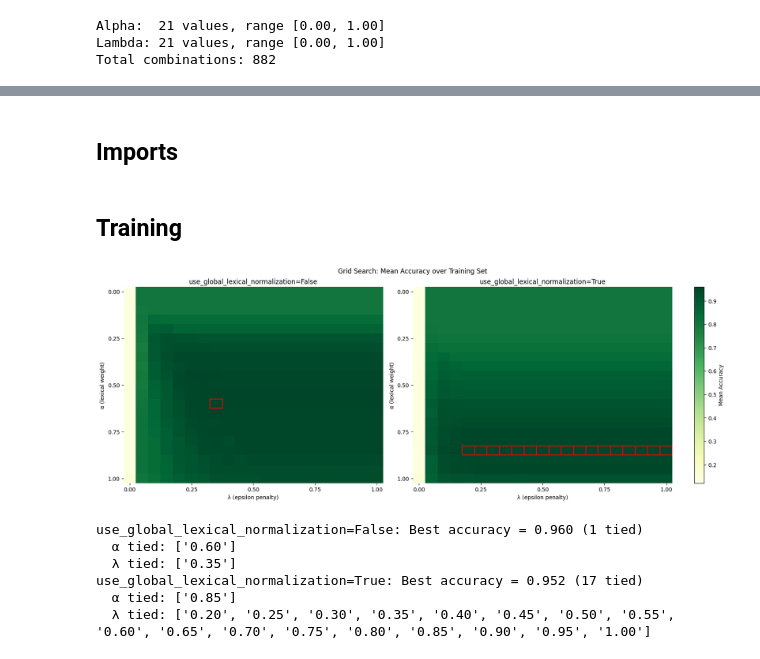
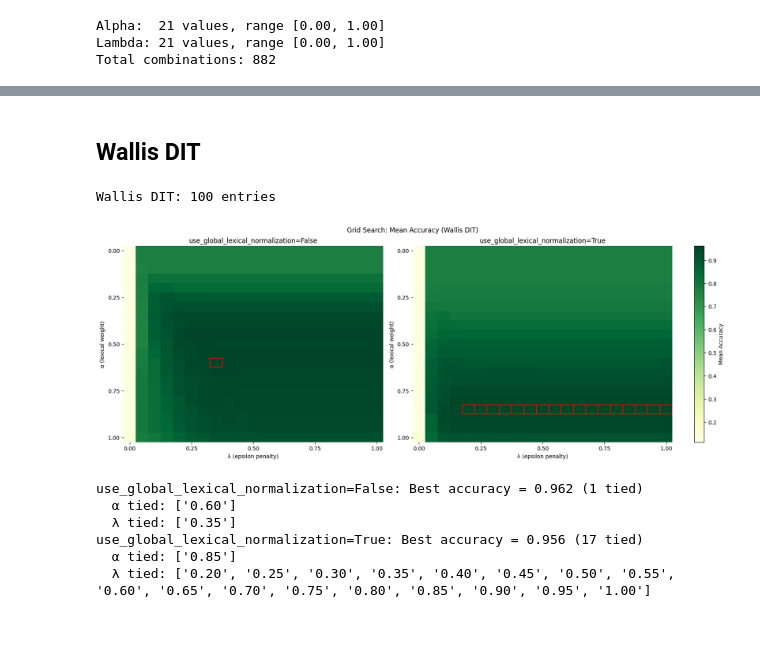
Before and after one commit to michamettler/BA-FS26_ciel_Mettler_Dialektanalyse, a Jupyter notebook: scripts/grid-search-bipartite-hyperparams.ipynb, the cells around one changed output, grey strips where cells are left out. Saved outputs shown, nothing was run; the diff lists cells and outputs as text; code cells hidden in the pictures; blank space fills up the shorter version.

Commit message:
executed grid search on new ground truths

```diff
--- a/scripts/grid-search-bipartite-hyperparams.ipynb
+++ b/scripts/grid-search-bipartite-hyperparams.ipynb
@@ -54,2 +24,0 @@ Valid: 20 pairs
-# %% [markdown]
-## Imports
@@ -62,24 +25,46 @@ from plot_helpers import plot_grid_search_heatmaps
-# %% [markdown]
-## Training
 # %%
-df_train = grid_search(train_entries, alphas, lambdas, lexical_normalization_modes)
-train_accuracy_grids = pivot_accuracy_grids(df_train)
+from grid_search_bipartite_hyperparameters import (
+    grid_search, pivot_accuracy_grids, print_best_accuracy_summary,
+)
+from plot_helpers import plot_grid_search_heatmaps
 
-plot_grid_search_heatmaps(
-    panels=[(train_accuracy_grids[mode], f"use_global_lexical_normalization={mode}") for mode in lexical_normalization_modes],
-    alphas=alphas,
-    lambdas=lambdas,
-    subtitle="Grid Search: Mean Accuracy over Training Set",
-)
+GT_DIR = "../experiments/hyperparameter_tuning"
 
-for mode in lexical_normalization_modes:
-    subset = df_train[df_train["use_global_lexical_normalization"] == mode]
-    print_best_accuracy_summary(subset, f"use_global_lexical_normalization={mode}: ")
+
+def load_ground_truth(path):
+    with open(path, encoding="utf-8-sig") as f:
+        entries = json.load(f)
+    for entry in entries:
+        entry["alignment"] = {int(k): v for k, v in entry["alignment"].items()}
+    return entries
+
+
+def run_grid_search(gt_filename, label):
+    entries = load_ground_truth(f"{GT_DIR}/{gt_filename}")
+    print(f"{label}: {len(entries)} entries")
+    df = grid_search(entries, alphas, lambdas, lexical_normalization_modes)
+    accuracy_grids = pivot_accuracy_grids(df)
+
+    plot_grid_search_heatmaps(
+        panels=[(accuracy_grids[mode], f"use_global_lexical_normalization={mode}") for mode in lexical_normalization_modes],
+        alphas=alphas,
+        lambdas=lambdas,
+        subtitle=f"Grid Search: Mean Accuracy ({label})",
+    )
+    for mode in lexical_normalization_modes:
+        subset = df[df["use_global_lexical_normalization"] == mode]
+        print_best_accuracy_summary(subset, f"use_global_lexical_normalization={mode}: ")
+    return df
-# %% [output]
-[figure, removed]
-use_global_lexical_normalization=False: Best accuracy = 0.960 (1 tied)
-  α tied: ['0.60']
-  λ tied: ['0.35']
-use_global_lexical_normalization=True: Best accuracy = 0.952 (17 tied)
-  α tied: ['0.85']
-  λ tied: ['0.20', '0.25', '0.30', '0.35', '0.40', '0.45', '0.50', '0.55', '0.60', '0.65', '0.70', '0.75', '0.80', '0.85', '0.90', '0.95', '1.00']
+# %% [markdown]
+## Wallis DIT
+# %%
+df_wallis_dit = run_grid_search("samples_ground_truth_alignments_wallis_dit.json", "Wallis DIT")
+# %% [output]
+Wallis DIT: 100 entries
+[figure, added]
+use_global_lexical_normalization=False: Best accuracy = 0.962 (1 tied)
+  α tied: ['0.60']
+  λ tied: ['0.35']
+use_global_lexical_normalization=True: Best accuracy = 0.956 (17 tied)
+  α tied: ['0.85']
+  λ tied: ['0.20', '0.25', '0.30', '0.35', '0.40', '0.45', '0.50', '0.55', '0.60', '0.65', '0.70', '0.75', '0.80', '0.85', '0.90', '0.95', '1.00']
```
Also changed, not shown: parts of 12 cells of this notebook.
